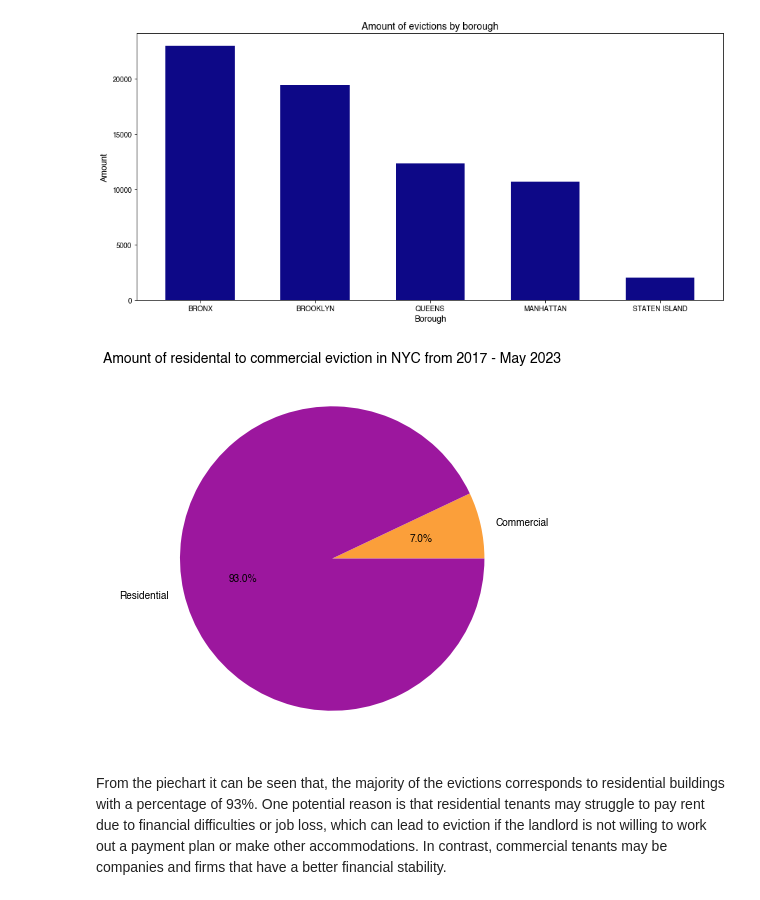
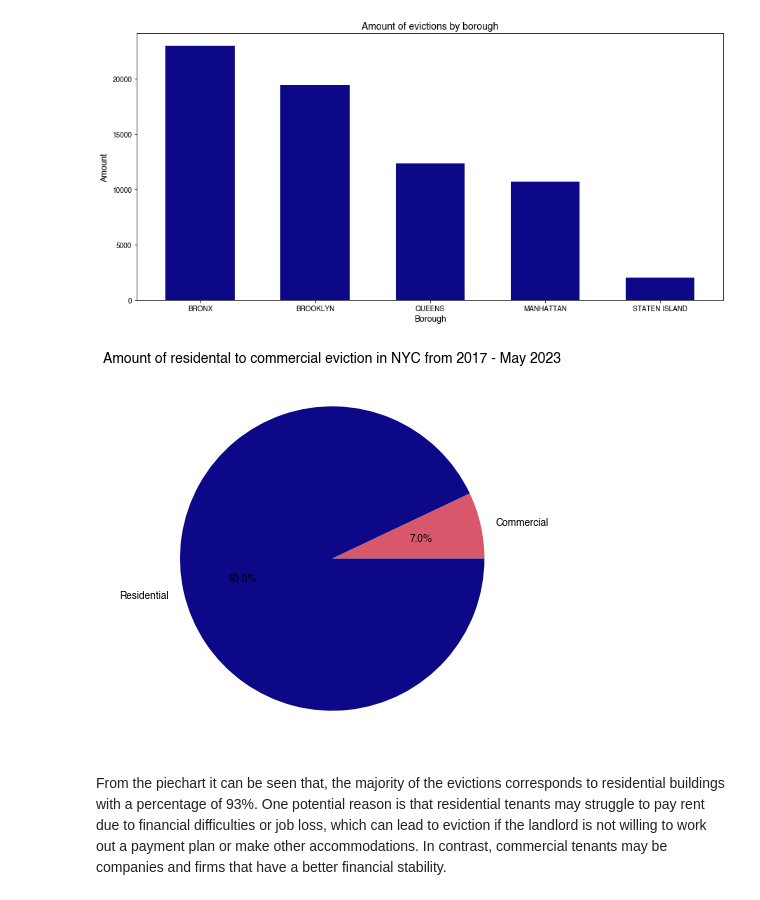
Before and after one commit to FranziskaMarie/Evictions-NYC, a Jupyter notebook: ExplainerNotebook.ipynb, the cells around one changed output. Drawn from its saved outputs; the diff is of its cells as text; code cells hidden in the pictures.

```diff
--- a/ExplainerNotebook.ipynb
+++ b/ExplainerNotebook.ipynb
@@ -403,12 +403,12 @@ plt.show()
 # %% [output]
 [figure]
 # %%
-df.groupby(['Residential/Commercial'])['Residential/Commercial'].count().plot.pie(autopct='%1.1f%%', colors=[plasma_custom[2], plasma_custom[6]])
+df.groupby(['Residential/Commercial'])['Residential/Commercial'].count().plot.pie(autopct='%1.1f%%', colors=[plasma_custom[4], plasma_custom[9]])
 plt.ylabel('')
 plt.title('Amount of residental to commercial eviction in NYC from 2017 - May 2023')
 plt.show()
 # %% [output]
-[figure, old version]
+[figure, new version]
 # %% [markdown]
 From the piechart it can be seen that, the majority of the evictions corresponds to residential buildings with a percentage of 93%. One potential reason is that residential tenants may struggle to pay rent due to financial difficulties or job loss, which can lead to eviction if the landlord is not willing to work out a payment plan or make other accommodations. In contrast, commercial tenants may be companies and firms that have a better financial stability.
 # %% [markdown]
```
Also changed, not shown: parts of 3 cells of this notebook.
